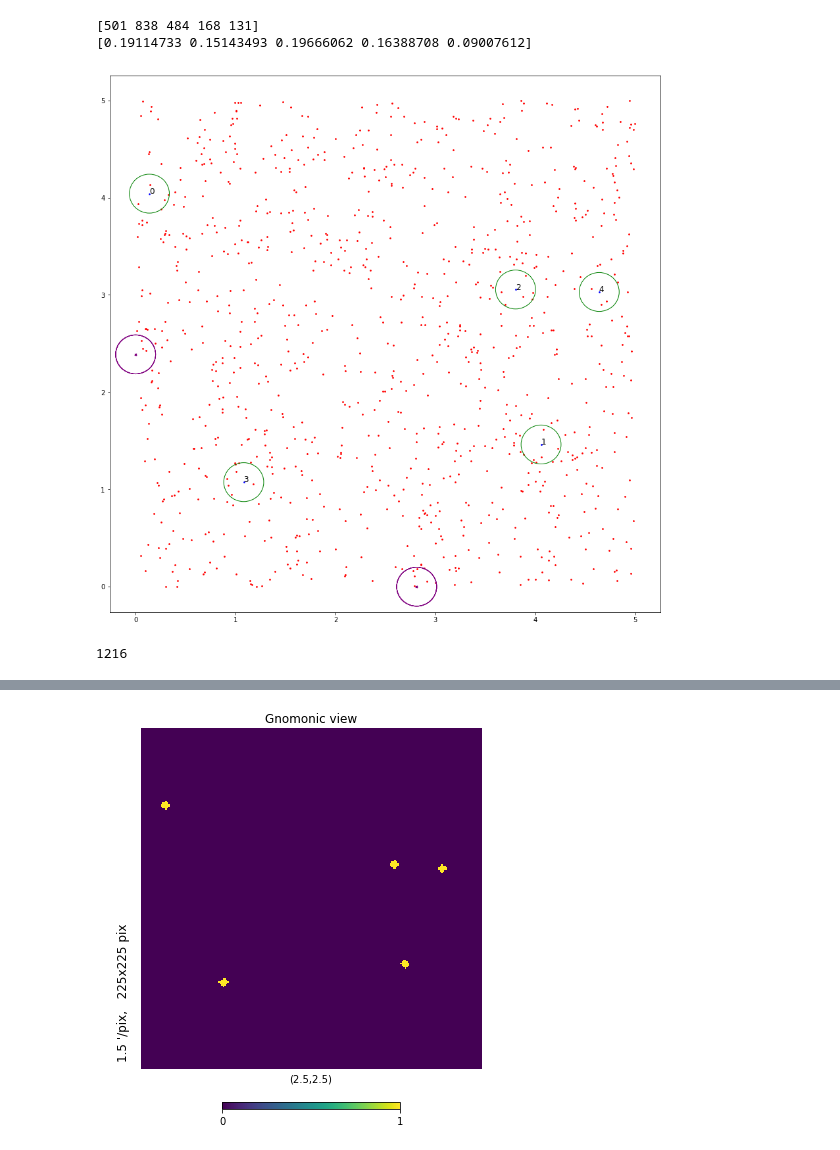
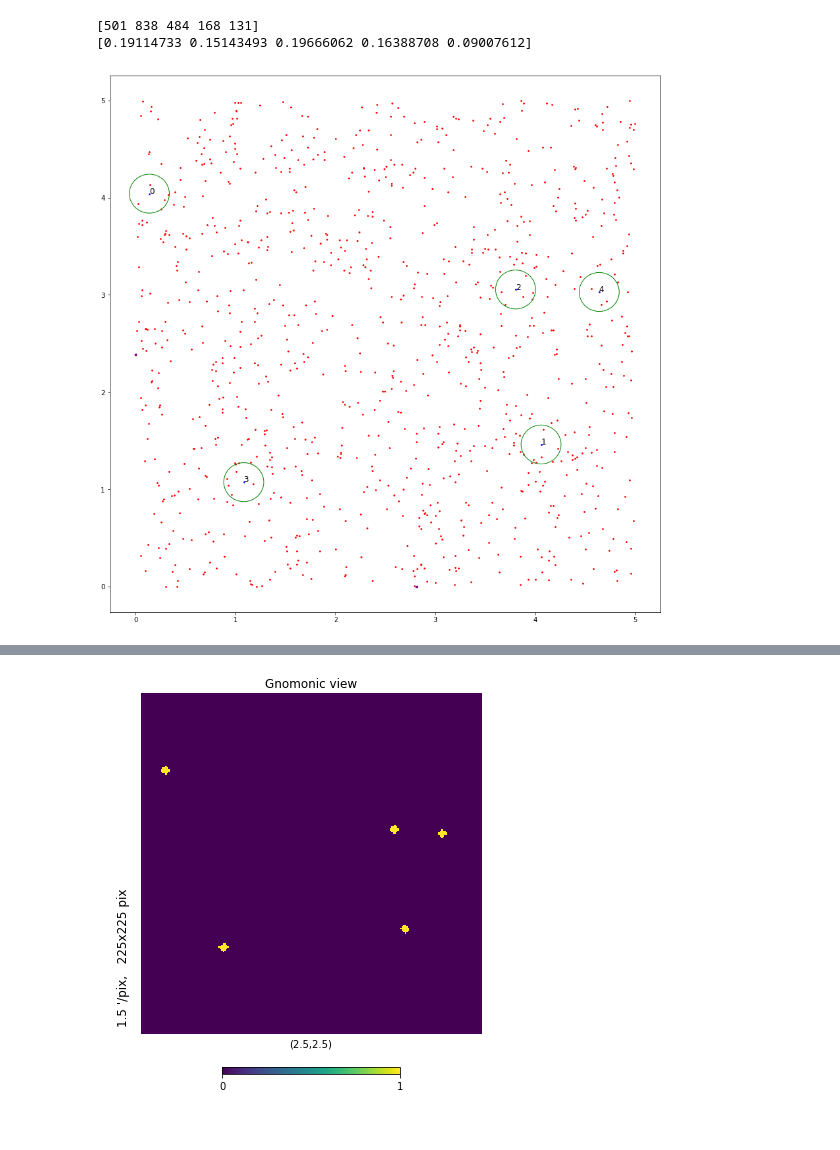
Before and after one commit to metownsend/lrg-project, a Jupyter notebook: healpix_test.ipynb, the cells around one changed output, grey strips where cells are left out. Saved outputs shown, nothing was run; the diff lists cells and outputs as text; code cells hidden in the pictures.

```diff
--- a/healpix_test.ipynb
+++ b/healpix_test.ipynb
@@ -213,39 +214,29 @@ print(dist_outer[0])
 # %%
 plt.scatter(x1, y1, s = 3, color='red')
 plt.scatter(x0, y0, s = 3, color='blue')
 # plt.scatter(x1[274], y1[274], s=3.5, color='green')
 # plt.scatter(x1[259], y1[259], s=3.5, color='green')
 # plt.scatter(x1[314], y1[314], s=3.5, color='green')
 plt.scatter(0.    , 2.38801546, s=10, color='purple', marker='x')
 plt.scatter(2.8125, 0., s=10, color='purple', marker='x')
 
 circle1 = []
 for i in range(len(x0)):
     circle1 = plt.Circle((x0[i],y0[i]), radius_max, color='green', fill=False)
-    circle2 = plt.Circle((0.    , 2.38801546), radius_max, color='purple', fill=False)
-    circle3 = plt.Circle((2.8125, 0.), radius_max, color='purple', fill=False)
+#     circle2 = plt.Circle((0.    , 2.38801546), radius_max, color='purple', fill=False)
+#     circle3 = plt.Circle((2.8125, 0.), radius_max, color='purple', fill=False)
     plt.gcf().gca().add_artist(circle1)
-    plt.gcf().gca().add_artist(circle2)
-    plt.gcf().gca().add_artist(circle3)
+#     plt.gcf().gca().add_artist(circle2)
+#     plt.gcf().gca().add_artist(circle3)
 
 # prints ID numbers next to LRG
 # This will be slightly different when using real data because those sources have real ID numbers
 a = np.arange(0,lrg)
 for i, txt in enumerate(a):
     text = plt.annotate(txt, (x0[i],y0[i]))
     text.set_fontsize(12)
 
 plt.rcParams["figure.figsize"] = [15, 15]
 plt.show()
 # %% [output]
-[figure, old version]
+[figure, new version]
-# %%
-# hp = HEALPix(nside=16, order='nested', frame=FK5())
-# coord = SkyCoord(x0[3]*u.deg, y0[3]*u.deg, frame=FK5)
-# # print(hp.cone_search_lonlat(x0[3]*u.deg, y0[3]*u.deg, radius=0.2*u.deg))
-# hp.cone_search_skycoord(coord, radius=0.2*u.deg)
-
-
-hp.lonlat_to_healpix(x0[3]*u.deg,y0[3]*u.deg)
-# %% [output]
-1216
```
Also changed, not shown: parts of 3 cells of this notebook, 1 other file.
